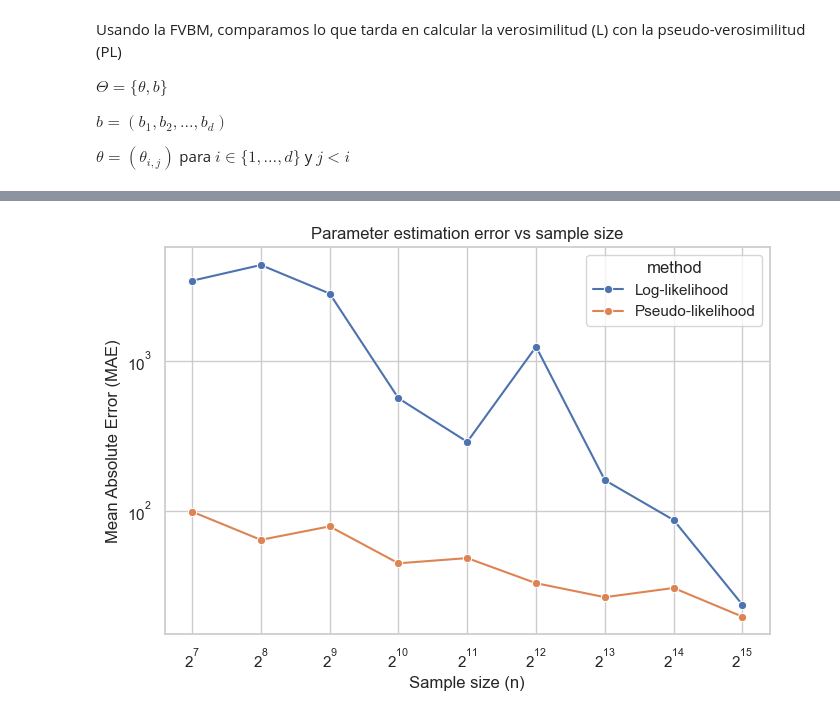
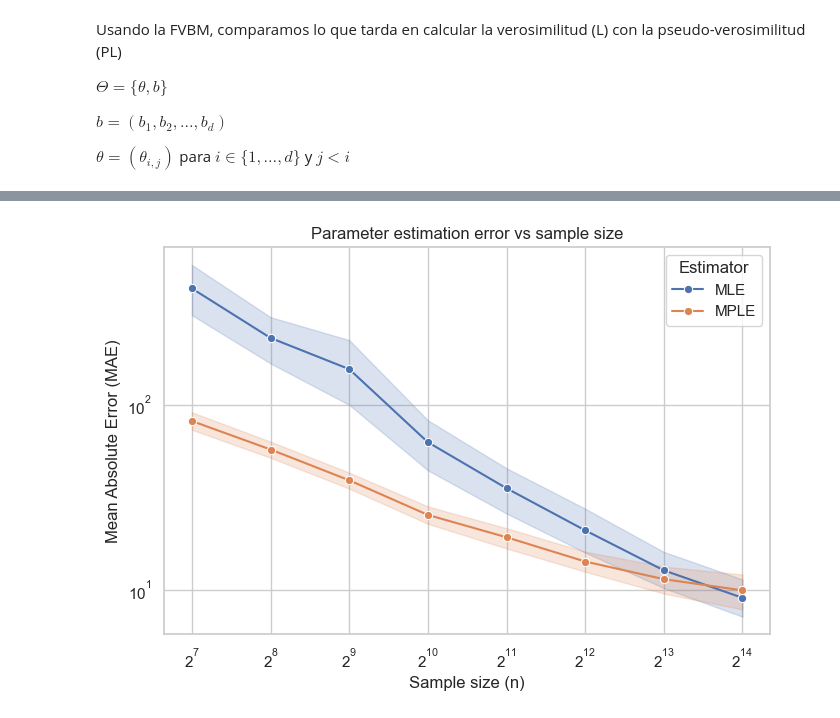
Before and after one commit to dmkla10/tesis, a Jupyter notebook: main.ipynb, the cells around one changed output, grey strips where cells are left out. Saved outputs shown, nothing was run; the diff lists cells and outputs as text; code cells hidden in the pictures.

```diff
--- a/main.ipynb
+++ b/main.ipynb
@@ -85,35 +91,32 @@ for n_ in tqdm(n):
 # %%
 import pandas as pd
 
-df = pd.DataFrame({
-    "n": n + n,
-    "MAE": MAE_l + MAE_pl,
-    "method": ["Log-likelihood"] * len(n) + ["Pseudo-likelihood"] * len(n)
-})
-
 import seaborn as sns
 import matplotlib.pyplot as plt
+
+df_fvbm = pd.DataFrame.from_dict(MAE_fvbm)
+df_fvbm.to_csv("results/MLEvMPLE/fvbm.csv", index=False)
 
 sns.set_theme(style="whitegrid")
 
 plt.figure(figsize=(7,5))
 sns.lineplot(
-    data=df,
+    data=df_fvbm,
     x="n",
     y="MAE",
-    hue="method",
+    hue="Estimator",
     marker="o"
 )
 
 plt.xscale("log", base=2)
 plt.yscale("log")
 
 plt.xlabel("Sample size (n)")
 plt.ylabel("Mean Absolute Error (MAE)")
 plt.title("Parameter estimation error vs sample size")
 
 plt.tight_layout()
 plt.show()
 # %% [output]
-[figure, old version]
+[figure, new version]
 # %% [markdown]
```
Also changed, not shown: parts of 14 cells of this notebook, 6 other files.
